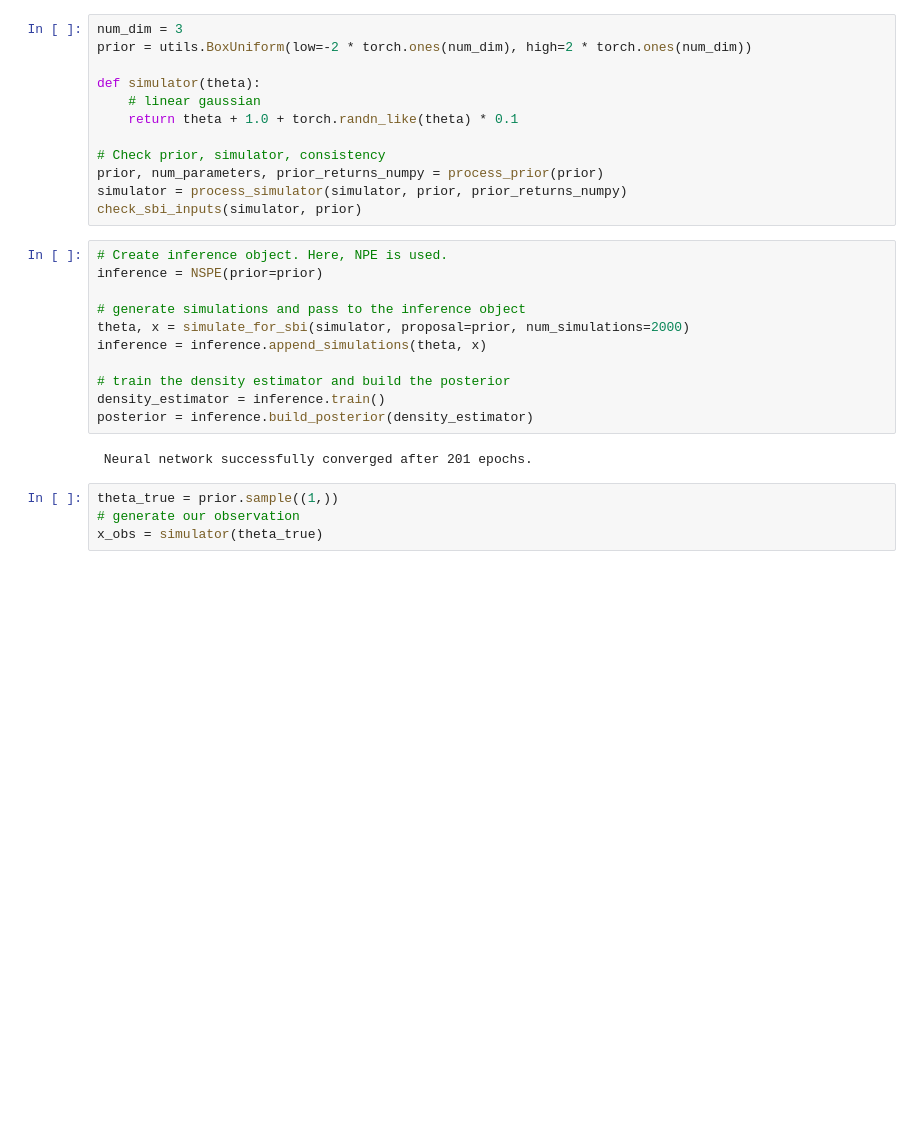
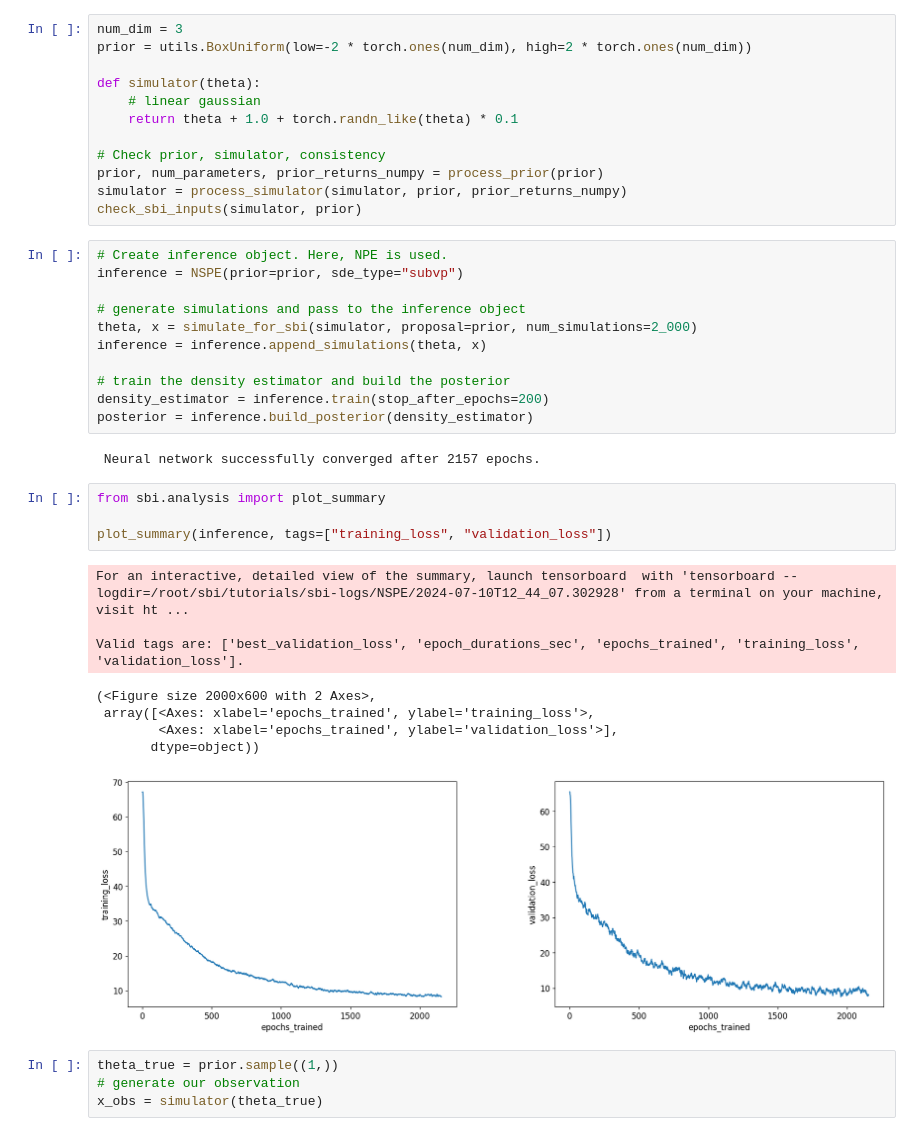
Before and after one commit to ms6730/sbi_code, a Jupyter notebook: tutorials/20_nspe.ipynb, the cells around one changed output. Cells and saved outputs as stored; diff of their text form; blank space fills up the shorter version.

```diff
--- a/tutorials/20_nspe.ipynb
+++ b/tutorials/20_nspe.ipynb
@@ -23,17 +26,30 @@ simulator = process_simulator(simulator, prior, prior_returns_numpy)
 check_sbi_inputs(simulator, prior)
 # %%
 # Create inference object. Here, NPE is used.
-inference = NSPE(prior=prior)
+inference = NSPE(prior=prior, sde_type="subvp")
 
 # generate simulations and pass to the inference object
-theta, x = simulate_for_sbi(simulator, proposal=prior, num_simulations=2000)
+theta, x = simulate_for_sbi(simulator, proposal=prior, num_simulations=2_000)
 inference = inference.append_simulations(theta, x)
 
 # train the density estimator and build the posterior
-density_estimator = inference.train()
+density_estimator = inference.train(stop_after_epochs=200)
 posterior = inference.build_posterior(density_estimator)
 # %% [output]
- Neural network successfully converged after 201 epochs.
+ Neural network successfully converged after 2157 epochs.
+# %%
+from sbi.analysis import plot_summary
+
+plot_summary(inference, tags=["training_loss", "validation_loss"])
+# %% [output]
+For an interactive, detailed view of the summary, launch tensorboard  with 'tensorboard --logdir=/root/sbi/tutorials/sbi-logs/NSPE/2024-07-10T12_44_07.302928' from a terminal on your machine, visit ht ...
+
+Valid tags are: ['best_validation_loss', 'epoch_durations_sec', 'epochs_trained', 'training_loss', 'validation_loss'].
+(<Figure size 2000x600 with 2 Axes>,
+ array([<Axes: xlabel='epochs_trained', ylabel='training_loss'>,
+        <Axes: xlabel='epochs_trained', ylabel='validation_loss'>],
+       dtype=object))
+[figure, added]
 # %%
 theta_true = prior.sample((1,))
 # generate our observation
```
Also changed, not shown: parts of 2 cells of this notebook, 5 other files.
